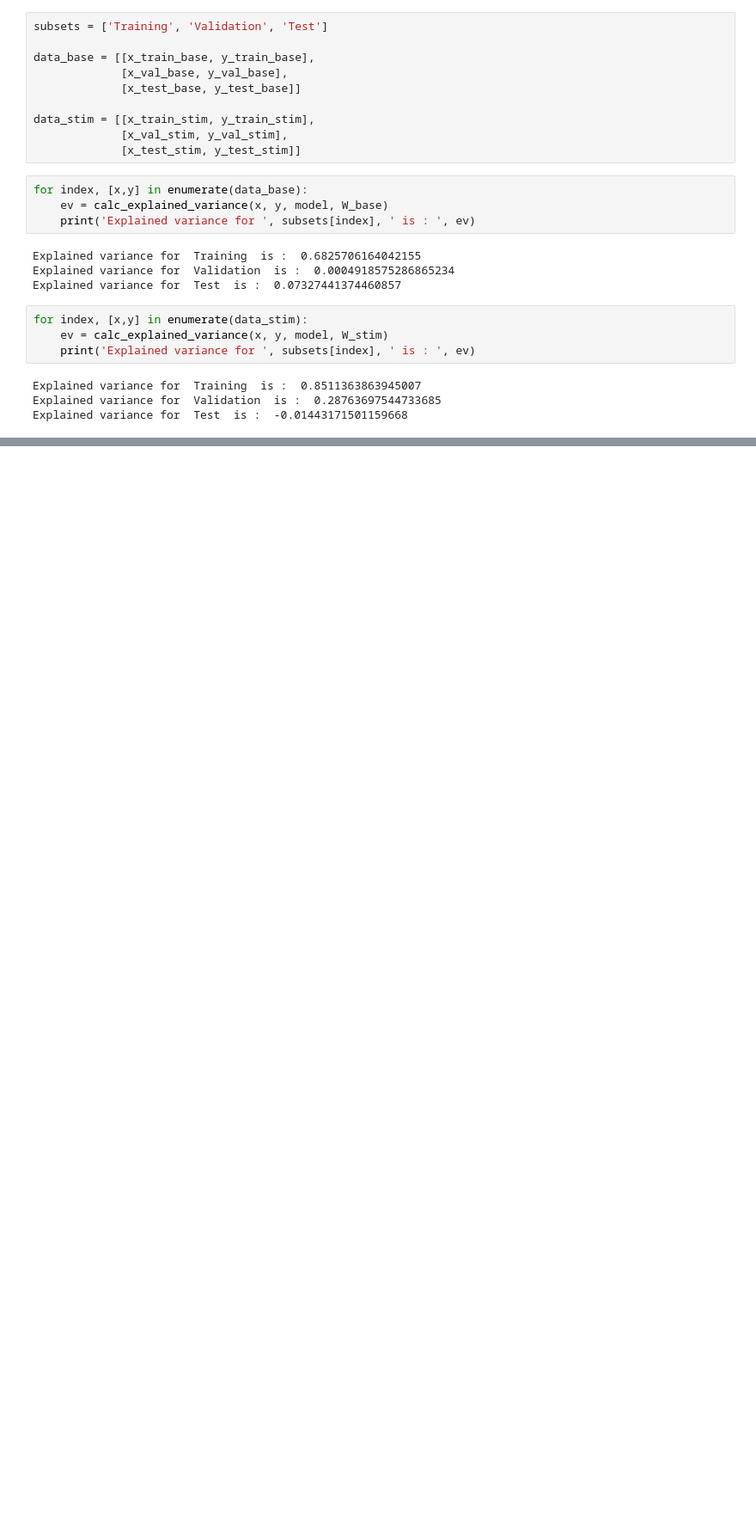
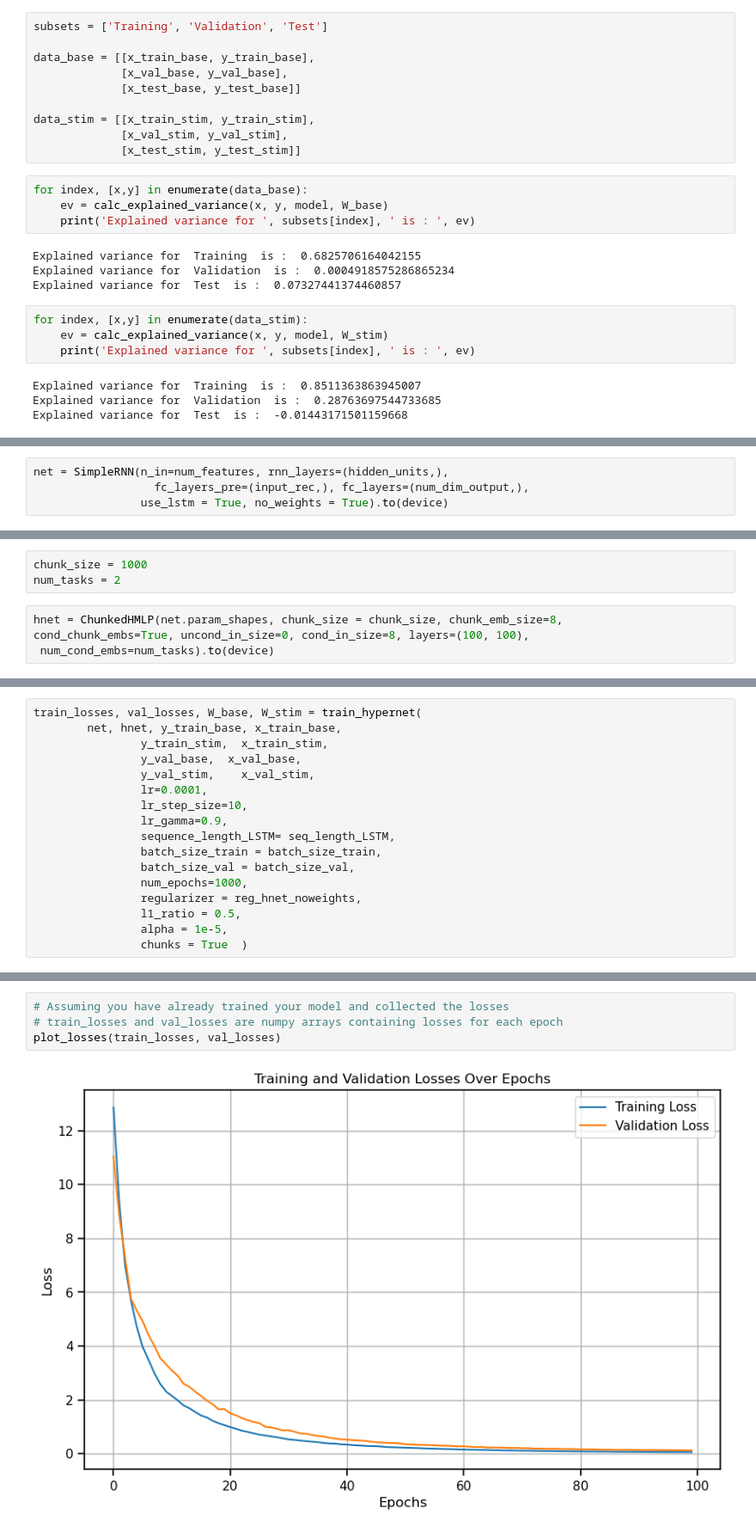
Before and after one commit to nereaiscamu/CL_UpperLimb_Control, a Jupyter notebook: Task1_HNET.ipynb, the cells around one changed output, grey strips where cells are left out. Shown at 86% size. Saved outputs shown, nothing was run; the diff lists cells and outputs as text; blank space fills up the shorter version.

```diff
--- a/Task1_HNET.ipynb
+++ b/Task1_HNET.ipynb
@@ -463,0 +470,4 @@ Explained variance for  Test  is :  -0.01443171501159668
+# %%
+net = SimpleRNN(n_in=num_features, rnn_layers=(hidden_units,),
+                  fc_layers_pre=(input_rec,), fc_layers=(num_dim_output,),
+                use_lstm = True, no_weights = True).to(device)
@@ -463,0 +476,7 @@ Explained variance for  Test  is :  -0.01443171501159668
+# %%
+chunk_size = 1000
+num_tasks = 2
+# %%
+hnet = ChunkedHMLP(net.param_shapes, chunk_size = chunk_size, chunk_emb_size=8,
+cond_chunk_embs=True, uncond_in_size=0, cond_in_size=8, layers=(100, 100),
+ num_cond_embs=num_tasks).to(device)
@@ -463,0 +487,17 @@ Explained variance for  Test  is :  -0.01443171501159668
+# %%
+train_losses, val_losses, W_base, W_stim = train_hypernet(
+        net, hnet, y_train_base, x_train_base,
+                y_train_stim,  x_train_stim,
+                y_val_base,  x_val_base,
+                y_val_stim,    x_val_stim,
+                lr=0.0001,
+                lr_step_size=10,
+                lr_gamma=0.9,
+                sequence_length_LSTM= seq_length_LSTM,
+                batch_size_train = batch_size_train,
+                batch_size_val = batch_size_val,
+                num_epochs=1000,
+                regularizer = reg_hnet_noweights,
+                l1_ratio = 0.5,
+                alpha = 1e-5,
+                chunks = True  )
@@ -463,0 +525,6 @@ Explained variance for  Test  is :  -0.01443171501159668
+# %%
+# Assuming you have already trained your model and collected the losses
+# train_losses and val_losses are numpy arrays containing losses for each epoch
+plot_losses(train_losses, val_losses)
+# %% [output]
+[figure, added]
```
Also changed, not shown: parts of 10 cells of this notebook, 8 other files.
